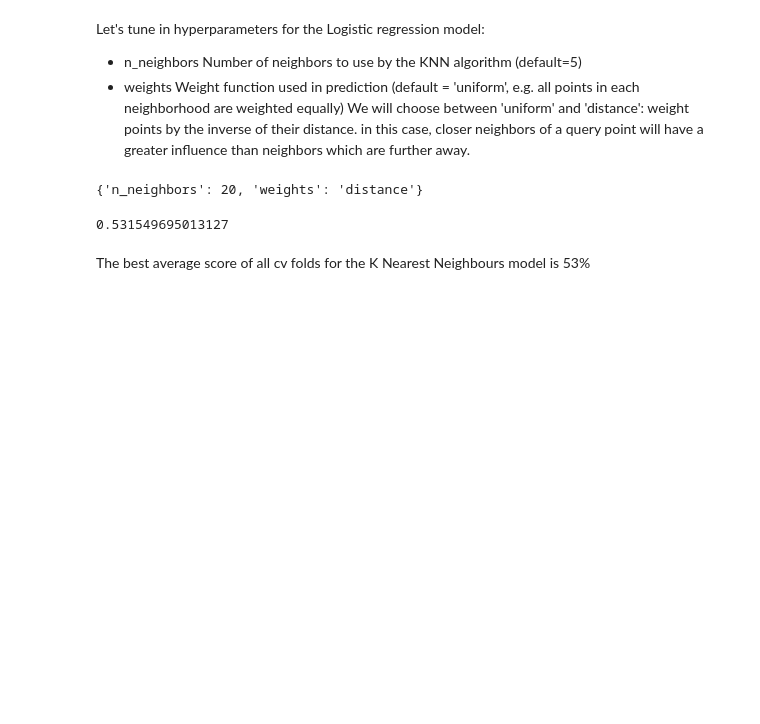
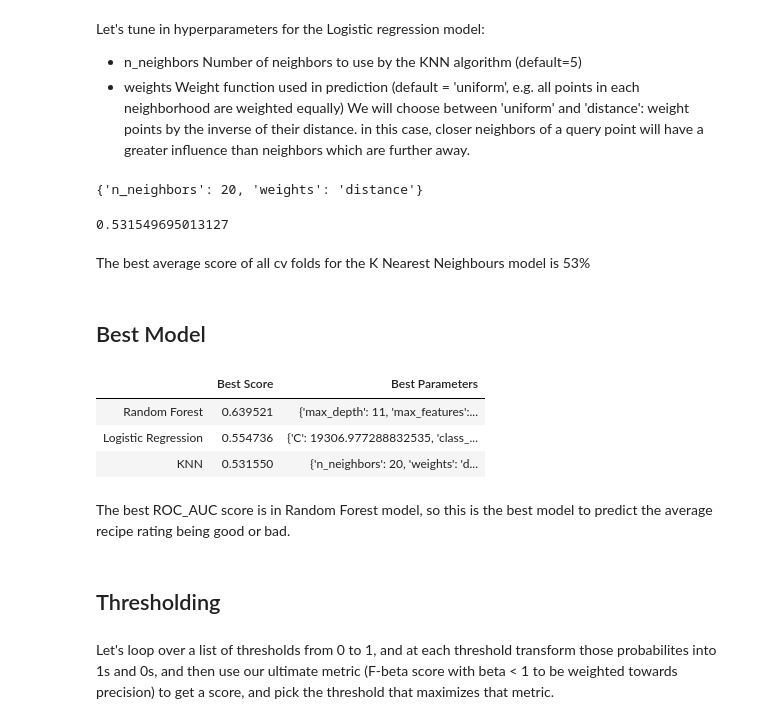
Before and after one commit to a-kantur/Springboard, a Jupyter notebook: Capstone Project 1/In-Depth Analysis.ipynb, the cells around one changed output. Drawn from its saved outputs; the diff is of its cells as text; code cells hidden in the pictures; blank space fills up the shorter version.

Commit message:
in-depth analysis

```diff
--- a/Capstone Project 1/In-Depth Analysis.ipynb
+++ b/Capstone Project 1/In-Depth Analysis.ipynb
@@ -246,3 +314,21 @@ knn_cv.best_score_
 0.531549695013127
 # %% [markdown]
 The best average score of all cv folds for the K Nearest Neighbours model is 53%
+# %% [markdown]
+## Best Model
+# %%
+d = {'Best Score': [rf_cv.best_score_,logreg_cv.best_score_,knn_cv.best_score_]
+     , 'Best Parameters': [rf_cv.best_params_,logreg_cv.best_params_,knn_cv.best_params_]}
+models_summary = pd.DataFrame(data=d, index=['Random Forest','Logistic Regression','KNN'])
+models_summary
+# %% [output]
+|  | Best Score | Best Parameters |
+| Random Forest | 0.639521 | {'max_depth': 11, 'max_features':... |
+| Logistic Regression | 0.554736 | {'C': 19306.977288832535, 'class_... |
+| KNN | 0.531550 | {'n_neighbors': 20, 'weights': 'd... |
+# %% [markdown]
+The best ROC_AUC score is in Random Forest model, so this is the best model to predict the average recipe rating being good or bad.
+# %% [markdown]
+## Thresholding
+# %% [markdown]
+Let's loop over a list of thresholds from 0 to 1, and at each threshold transform those probabilites into 1s and 0s, and then use our ultimate metric (F-beta score with beta < 1 to be weighted towards precision) to get a score, and pick the threshold that maximizes that metric.
```
Also changed, not shown: parts of 21 cells of this notebook.
